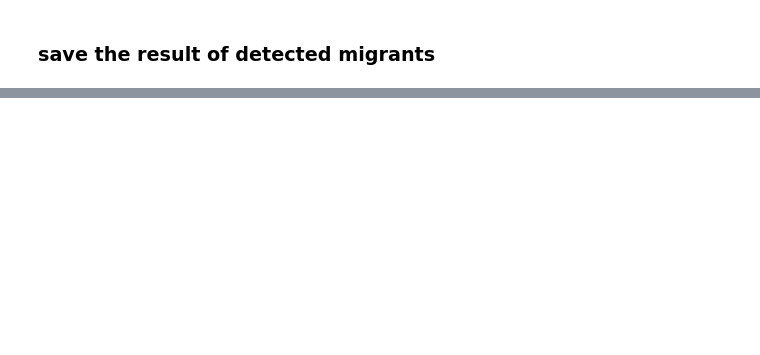
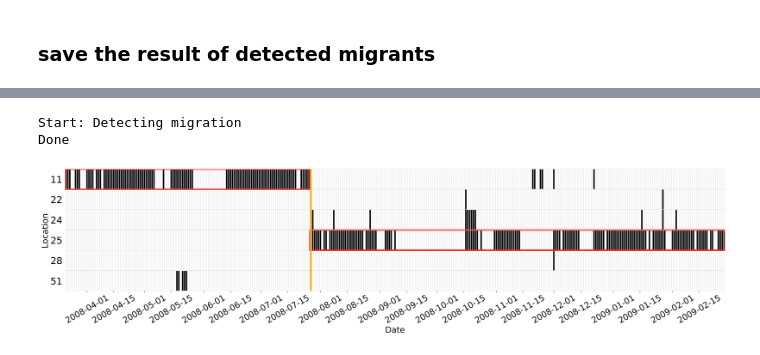
Before and after one commit to g-chi/migration_detector, a Jupyter notebook: demo.ipynb, the cells around one changed output, grey strips where cells are left out. Drawn from its saved outputs; the diff is of its cells as text; code cells hidden in the pictures; blank space fills up the shorter version.

```diff
--- a/demo.ipynb
+++ b/demo.ipynb
@@ -46,0 +60,8 @@ md.to_csv(migrants, 'migrants_result.csv')
+# %%
+traj3 = md.read_csv('example/fig_4a_data.csv')
+migrants = traj3.find_migrants()
+traj3.plot_migration_segment(migrants[0])
+# %% [output]
+Start: Detecting migration
+Done
+[figure, added]
```
Also changed, not shown: parts of 7 cells of this notebook.
